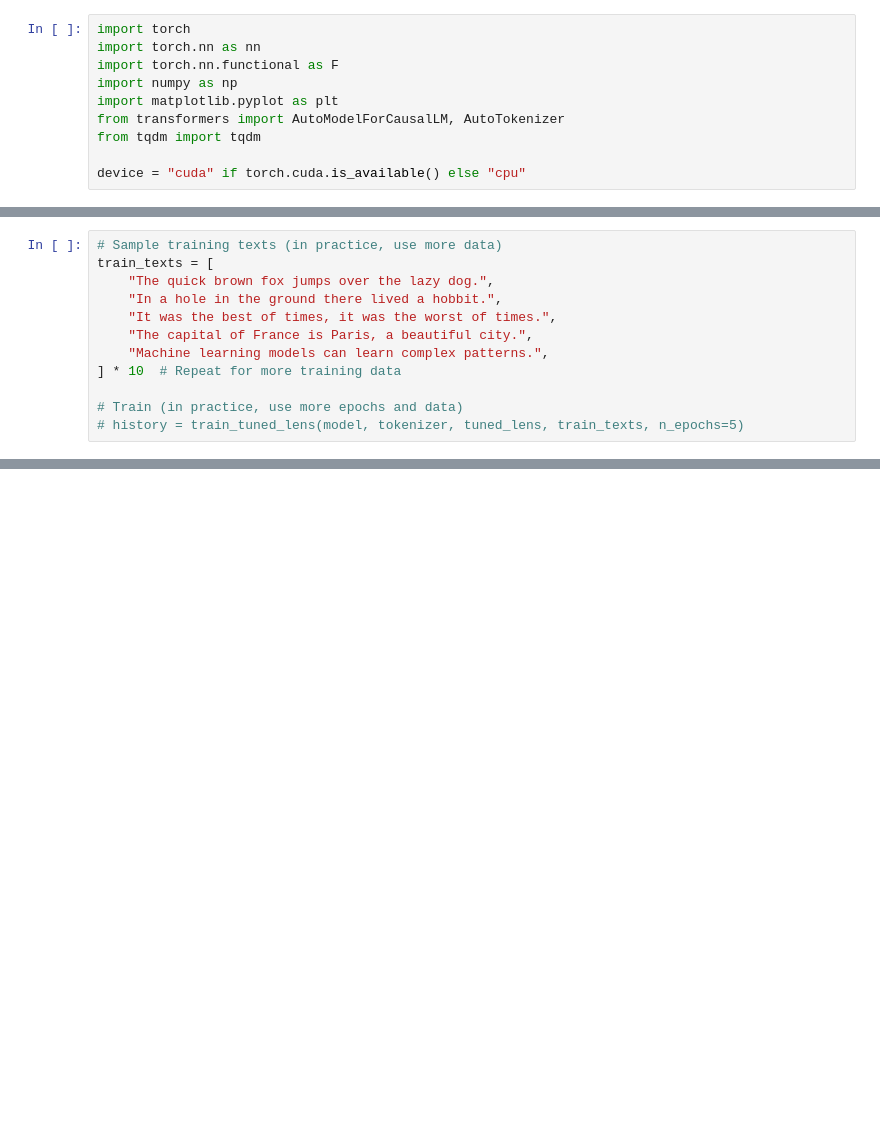
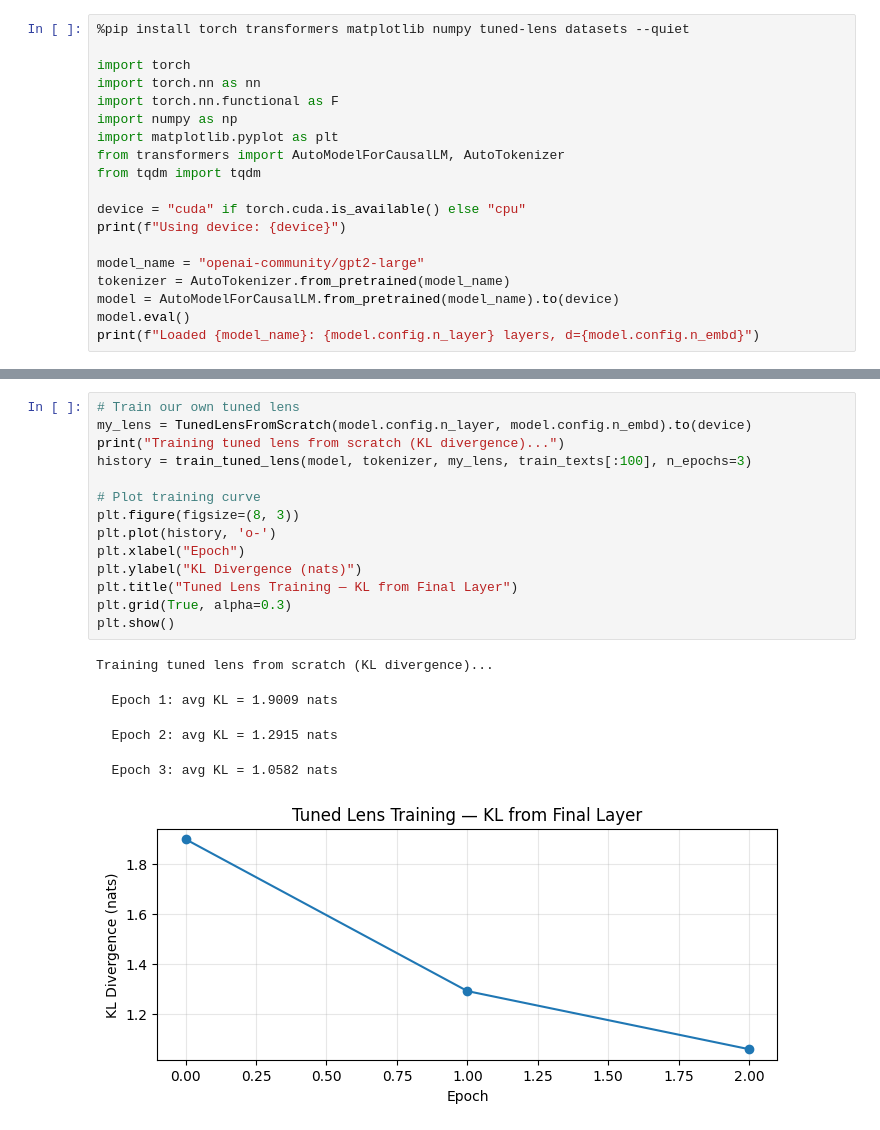
Before and after one commit to TSGLAB/Interpretability_Survey_Safety, a Jupyter notebook: notebooks/04_intermediate_computation/02_tuned_lens.ipynb, the cells around one changed output, grey strips where cells are left out. Cells and saved outputs as stored; diff of their text form; blank space fills up the shorter version.

Commit message:
add tuned lens notebook

```diff
--- a/notebooks/04_intermediate_computation/02_tuned_lens.ipynb
+++ b/notebooks/04_intermediate_computation/02_tuned_lens.ipynb
@@ -24,4 +25,6 @@ where $A_l, b_l$ are learned per-layer parameters.
 # %%
+%pip install torch transformers matplotlib numpy tuned-lens datasets --quiet
+
 import torch
 import torch.nn as nn
 import torch.nn.functional as F
@@ -31,3 +34,10 @@ from transformers import AutoModelForCausalLM, AutoTokenizer
 from tqdm import tqdm
 
 device = "cuda" if torch.cuda.is_available() else "cpu"
+print(f"Using device: {device}")
+
+model_name = "openai-community/gpt2-large"
+tokenizer = AutoTokenizer.from_pretrained(model_name)
+model = AutoModelForCausalLM.from_pretrained(model_name).to(device)
+model.eval()
+print(f"Loaded {model_name}: {model.config.n_layer} layers, d={model.config.n_embd}")
@@ -155,12 +163,0 @@ tuned_lens = TunedLens(n_layers, model.config.n_embd).to(device)
-# %%
-# Sample training texts (in practice, use more data)
-train_texts = [
-    "The quick brown fox jumps over the lazy dog.",
-    "In a hole in the ground there lived a hobbit.",
-    "It was the best of times, it was the worst of times.",
-    "The capital of France is Paris, a beautiful city.",
-    "Machine learning models can learn complex patterns.",
-] * 10  # Repeat for more training data
-
-# Train (in practice, use more epochs and data)
-# history = train_tuned_lens(model, tokenizer, tuned_lens, train_texts, n_epochs=5)
@@ -292,0 +322,20 @@ def entropy_analysis(logit_lens_probs, tuned_lens_probs):
+# %%
+# Train our own tuned lens
+my_lens = TunedLensFromScratch(model.config.n_layer, model.config.n_embd).to(device)
+print("Training tuned lens from scratch (KL divergence)...")
+history = train_tuned_lens(model, tokenizer, my_lens, train_texts[:100], n_epochs=3)
+
+# Plot training curve
+plt.figure(figsize=(8, 3))
+plt.plot(history, 'o-')
+plt.xlabel("Epoch")
+plt.ylabel("KL Divergence (nats)")
+plt.title("Tuned Lens Training — KL from Final Layer")
+plt.grid(True, alpha=0.3)
+plt.show()
+# %% [output]
+Training tuned lens from scratch (KL divergence)...
+  Epoch 1: avg KL = 1.9009 nats
+  Epoch 2: avg KL = 1.2915 nats
+  Epoch 3: avg KL = 1.0582 nats
+[figure, added]
```
Also changed, not shown: parts of 27 cells of this notebook.
